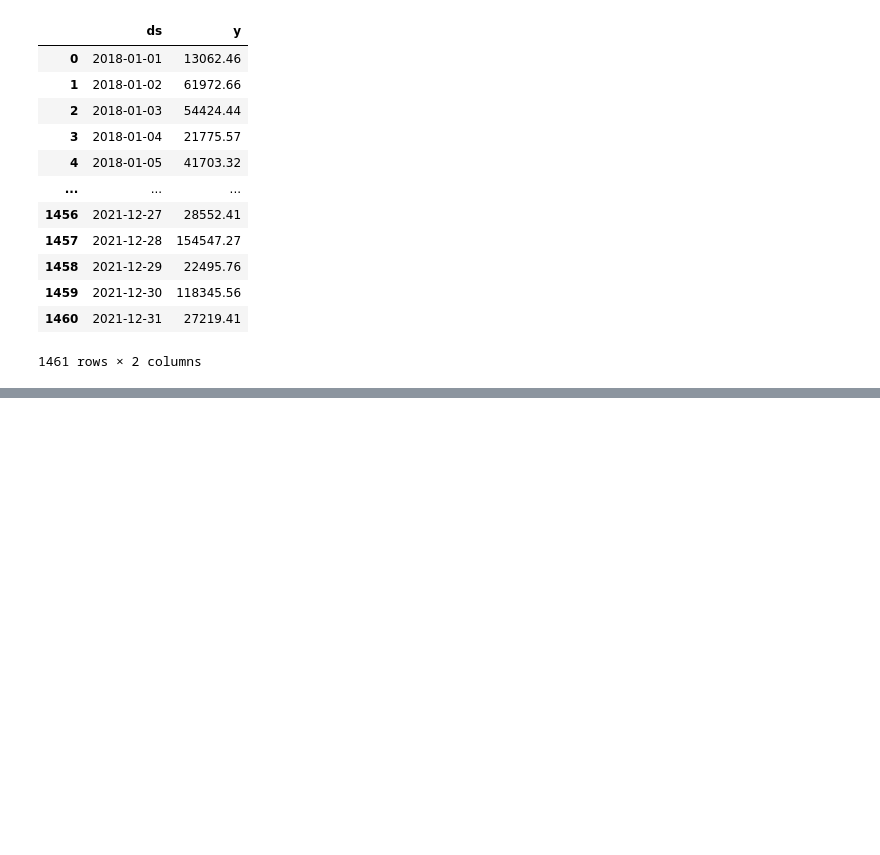
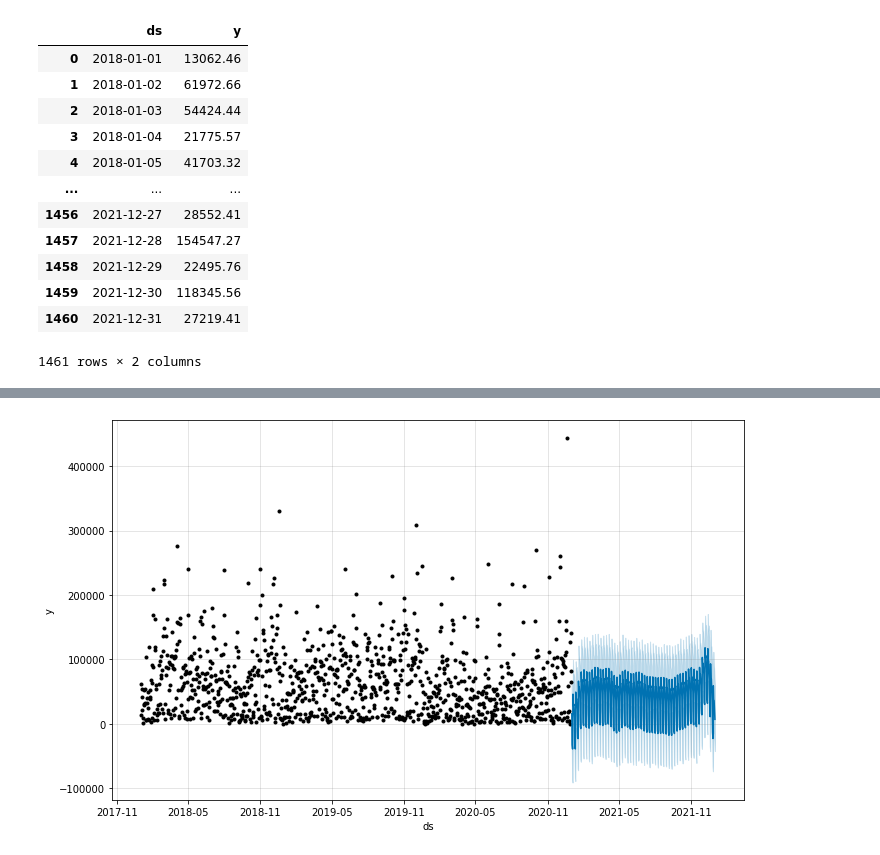
Before and after one commit to geanclm/7DaysOfCode, a Jupyter notebook: Despesas_CEAPS_2022_csv_Prophet.ipynb, the cells around one changed output, grey strips where cells are left out. Saved outputs shown, nothing was run; the diff lists cells and outputs as text; code cells hidden in the pictures; blank space fills up the shorter version.

```diff
--- a/Despesas_CEAPS_2022_csv_Prophet.ipynb
+++ b/Despesas_CEAPS_2022_csv_Prophet.ipynb
@@ -117,0 +169,6 @@ validation = df_ds_y[(df_ds_y['ds'].dt.year == 2021)] # dados para teste
+# %%
+# instanciar o modelo em uma variável
+model = Prophet()
+# %%
+# gerar o modelo
+model.fit(dataset)
@@ -117,0 +215,3 @@ validation = df_ds_y[(df_ds_y['ds'].dt.year == 2021)] # dados para teste
+# %%
+# validation_df.info()
+validation_df = validation.copy()
@@ -117,0 +249,3 @@ validation = df_ds_y[(df_ds_y['ds'].dt.year == 2021)] # dados para teste
+# %%
+# aplicar modelo Prophet com os dados de teste
+forecast_v = model.predict(validation_df)
@@ -117,0 +271,4 @@ validation = df_ds_y[(df_ds_y['ds'].dt.year == 2021)] # dados para teste
+# %%
+fig1 = model.plot(forecast_v)
+# %% [output]
+[figure, added]
```
Also changed, not shown: parts of 25 cells of this notebook, 25 other files.
